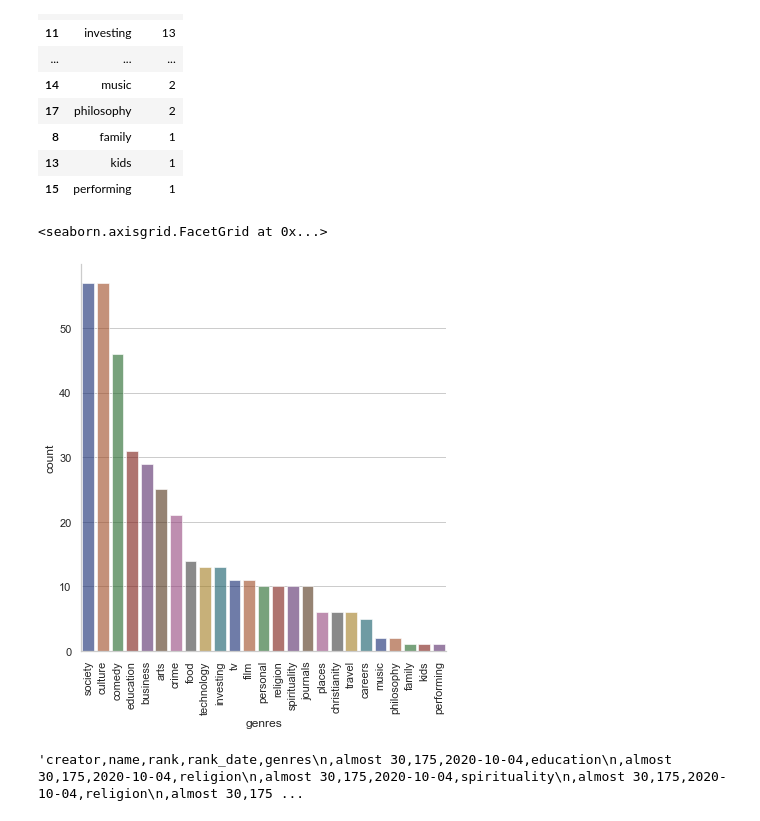
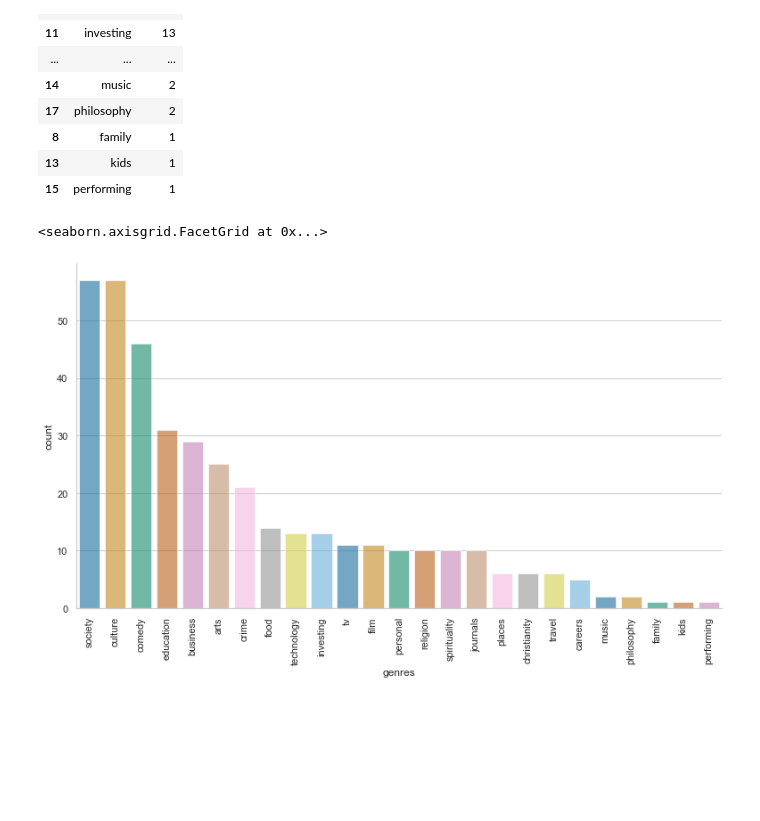
Before and after one commit to ghuelgas/WebScrapingProject, a Jupyter notebook: podcast_dataCleaning.ipynb, the cells around one changed output. Saved outputs shown, nothing was run; the diff lists cells and outputs as text; code cells hidden in the pictures; blank space fills up the shorter version.

```diff
--- a/podcast_dataCleaning.ipynb
+++ b/podcast_dataCleaning.ipynb
@@ -389,11 +389,9 @@ sns.set_theme(style="whitegrid")
 # %%
 sns.catplot(
     data=pod_genres_plot, kind="bar",
-    x="genres", y="count", palette="dark", alpha=.6, height=6).set_xticklabels(rotation=90)
+    x="genres", y="count", palette="colorblind", alpha=.6, height=6, aspect=15/8.27).set_xticklabels(rotation=90)
 # %% [output]
 <seaborn.axisgrid.FacetGrid at 0x...>
-[figure, old version]
+[figure, new version]
 # %%
-podcastDF2_genre.to_csv(index=False)
+podcastDF2_genre.to_csv(r'./DataBases/clean_podcast_genres.csv', index = False)
-# %% [output]
-'creator,name,rank,rank_date,genres\n,almost 30,175,2020-10-04,education\n,almost 30,175,2020-10-04,religion\n,almost 30,175,2020-10-04,spirituality\n,almost 30,175,2020-10-04,religion\n,almost 30,175 ...
```
Also changed, not shown: 1 other file.
